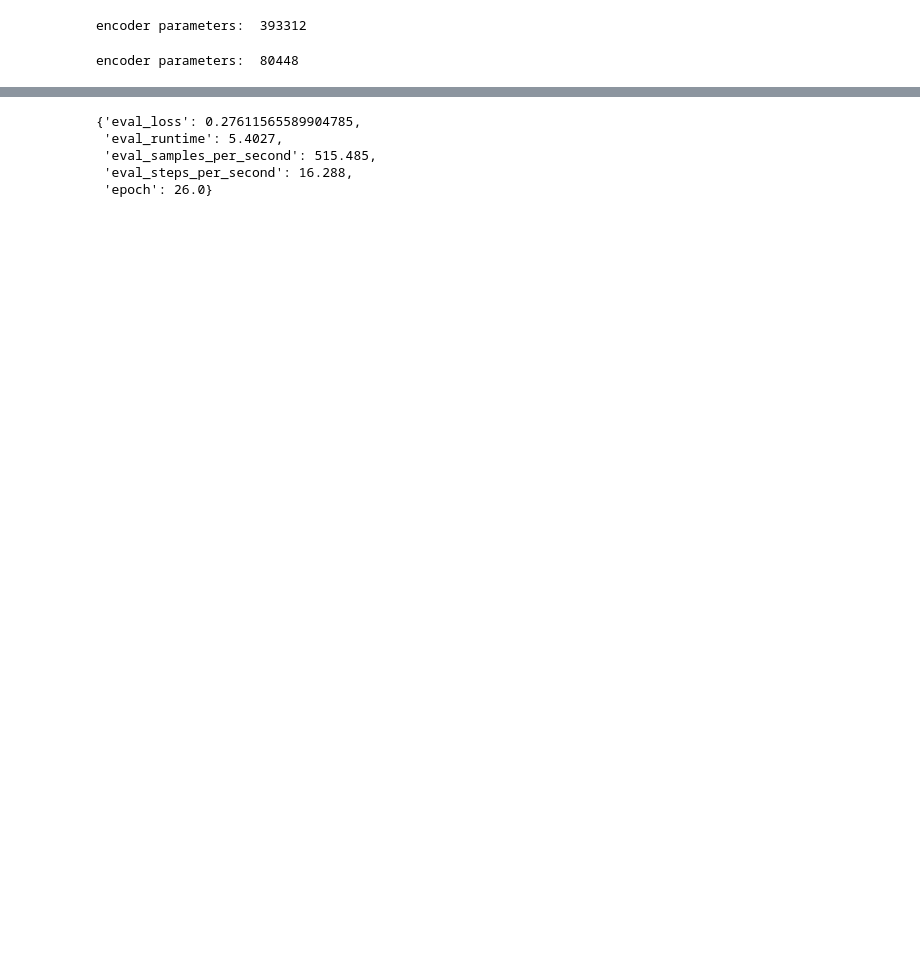
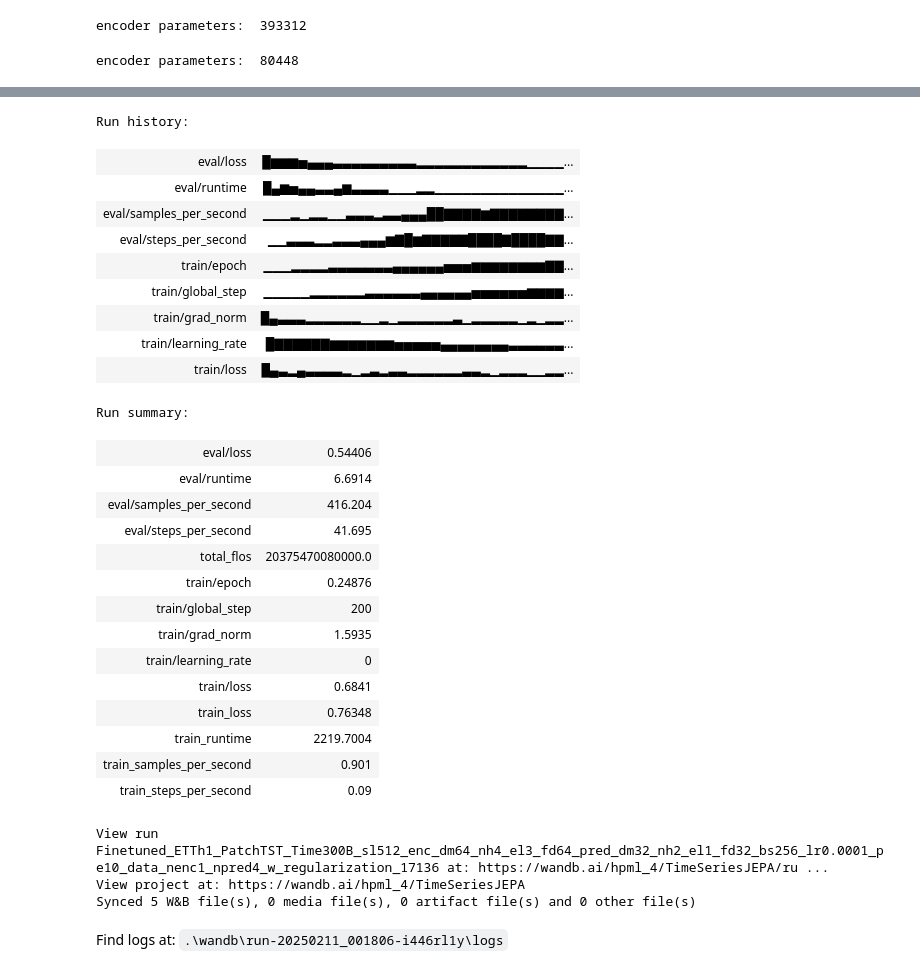
Before and after one commit to Vishwa44/timeseriesJEPA, a Jupyter notebook: notebooks/finetune_benchmark.ipynb, the cells around one changed output, grey strips where cells are left out. Saved outputs shown, nothing was run; the diff lists cells and outputs as text; code cells hidden in the pictures; blank space fills up the shorter version.

Commit message:
added regularization

```diff
--- a/notebooks/finetune_benchmark.ipynb
+++ b/notebooks/finetune_benchmark.ipynb
@@ -157,8 +143,10 @@ trainer.evaluate(valwindowds)
 # %%
 print("Loading pretrained encoder model")
-encoder_model = PatchTSTModelJEPA.from_pretrained(r"D:\Coursework\MTS\timeseriesJEPA\results\PatchTST_etth2_sl512_enc_dm64_nh4_el3_fd64_pred_dm32_nh2_el1_fd32_bs256_lr0.0001_pe50_data_nenc1_npred4_clean_data\checkpoint-1600")
+setting = "PatchTST_Time300B_sl512_enc_dm64_nh4_el3_fd64_pred_dm32_nh2_el1_fd32_bs256_lr0.0001_pe10_data_nenc1_npred4_w_regularization"
+encoder_model = PatchTSTModelJEPA.from_pretrained("D:\\Coursework\\MTS\\timeseriesJEPA\\results\\"+setting+"\\checkpoint-17136")
 print("Done")
 encoder_model.cuda()
+run_name = "Finetuned_"+dataset+"_"+setting+"_17136"
 # %% [output]
 Loading pretrained encoder model
 Done
@@ -194,7 +169,7 @@ config = PatchTSTConfig(
     # num_hidden_layers=4,
     ffn_dim=128,
     dropout=0.05,
-    head_dropout=0.2,
+    head_dropout=head_dropout,
     pooling_type=None,
     channel_attention=False,
     scaling="std",
@@ -205,6 +180,5 @@ config = PatchTSTConfig(
 )
 
 model = PatchTSTForPrediction(config=config, encoder_model=encoder_model)
-model.cuda()
 # %% [output]
 Loading prediction model
@@ -237,36 +214,35 @@ print("encoder parameters: ", params)
 # %% [output]
 encoder parameters:  80448
 # %%
-train_args = TrainingArguments(
-    output_dir=r"checkpoints\finetuned",
+wandb.init(project="TimeSeriesJEPA", name=run_name)
+
+train_args_jepa = TrainingArguments(
+    output_dir=os.path.join("checkpoints", run_name),
     overwrite_output_dir=True,
-    learning_rate=0.0001,
-    num_train_epochs=30,
+    learning_rate=learning_rate,
+    # num_train_epochs=num_train_epochs,
+    max_steps=max_steps,
     do_eval=True,
-    evaluation_strategy="epoch",
+    evaluation_strategy="steps",
+    eval_steps=1,
     per_device_train_batch_size=batch_size,
     per_device_eval_batch_size=batch_size,
     dataloader_num_workers=1,  # num_workers,
-    save_strategy="epoch",
-    logging_strategy="epoch",
+    logging_strategy="steps",
+    logging_steps=1,
     save_total_limit=3,
-    logging_dir=r"checkpoints\finetuned\logs",
     load_best_model_at_end=True,  # Load the best model when training ends
     metric_for_best_model="eval_loss",  # Metric to monitor for early stopping
     greater_is_better=False,  # For loss
     label_names=["future_values"],
+    report_to="wandb",
+    run_name=run_name
 )
 
-# Create a new early stopping callback with faster convergence properties
-early_stopping_callback = EarlyStoppingCallback(
-    early_stopping_patience=5,  # Number of epochs with no improvement after which to stop
-    early_stopping_threshold=0.001,  # Minimum improvement required to consider as improvement
-)
 
-trainer = Trainer(
+trainer_jepa = Trainer(
     model=model,
-    args=train_args,
+    args=train_args_jepa,
     train_dataset=trainwindowds,
     eval_dataset=valwindowds,
-    callbacks=[early_stopping_callback],
 )
@@ -273,4 +258,4 @@ trainer = Trainer(
 # %%
 print("\n\nDoing forecasting training")
-trainer.train()
+trainer_jepa.train()
 # %% [output]
@@ -294,3 +285,4 @@ View run at https://wandb.ai/hpml_4/huggingface/runs/amvuqfry
 # %%
-trainer.evaluate(valwindowds)
+trainer_jepa.evaluate(valwindowds)
+wandb.finish()
 # %% [output]
@@ -297,5 +290,29 @@ trainer.evaluate(valwindowds)
-{'eval_loss': 0.27611565589904785,
- 'eval_runtime': 5.4027,
- 'eval_samples_per_second': 515.485,
- 'eval_steps_per_second': 16.288,
- 'epoch': 26.0}
+Run history:
+| eval/loss | █▆▆▆▅▄▄▄▃▃▃▃▃▃▃▃▃▂▂▂▂▂▂▂▂▂▂▂▂▁▁▁▁... |
+| eval/runtime | █▄▆▅▄▄▃▃▄▆▃▃▃▃▁▁▁▂▂▁▁▁▁▁▁▁▁▁▁▁▁▁▁... |
+| eval/samples_per_second | ▁▁▁▂▁▂▂▁▁▃▃▃▂▃▃▄▄▄██▇▇▇▇▆▇▇▇▇▇▇▇▇... |
+| eval/steps_per_second | ▁▁▃▃▃▂▂▃▃▃▄▄▄▆▇█▆▇▇▇▇▇████▇████▇▇... |
+| train/epoch | ▁▁▁▂▂▂▂▃▃▃▃▃▃▃▄▄▄▄▄▄▅▅▅▆▆▆▆▆▆▆▆▇▇... |
+| train/global_step | ▁▁▁▁▁▂▂▂▂▂▂▃▃▃▃▃▃▄▄▄▄▄▄▅▅▅▅▅▅▆▆▆▆... |
+| train/grad_norm | █▄▃▃▃▂▂▂▂▂▂▁▁▂▁▂▂▂▂▂▂▃▁▂▂▂▂▂▁▂▁▂▂... |
+| train/learning_rate | █▇▇▇▇▇▇▆▆▆▆▆▆▆▅▅▅▅▅▄▄▄▄▄▄▄▄▃▃▃▃▃▃... |
+| train/loss | █▄▃▂▄▃▃▃▃▂▁▂▃▂▃▃▂▂▂▂▂▂▃▃▂▁▂▂▂▁▁▂▂... |
+Run summary:
+| eval/loss | 0.54406 |
+| eval/runtime | 6.6914 |
+| eval/samples_per_second | 416.204 |
+| eval/steps_per_second | 41.695 |
+| total_flos | 20375470080000.0 |
+| train/epoch | 0.24876 |
+| train/global_step | 200 |
+| train/grad_norm | 1.5935 |
+| train/learning_rate | 0 |
+| train/loss | 0.6841 |
+| train_loss | 0.76348 |
+| train_runtime | 2219.7004 |
+| train_samples_per_second | 0.901 |
+| train_steps_per_second | 0.09 |
+View run Finetuned_ETTh1_PatchTST_Time300B_sl512_enc_dm64_nh4_el3_fd64_pred_dm32_nh2_el1_fd32_bs256_lr0.0001_pe10_data_nenc1_npred4_w_regularization_17136 at: https://wandb.ai/hpml_4/TimeSeriesJEPA/ru ...
+View project at: https://wandb.ai/hpml_4/TimeSeriesJEPA
+Synced 5 W&B file(s), 0 media file(s), 0 artifact file(s) and 0 other file(s)
+Find logs at: .\wandb\run-20250211_001806-i446rl1y\logs
```
Also changed, not shown: parts of 15 cells of this notebook, 5 other files.
